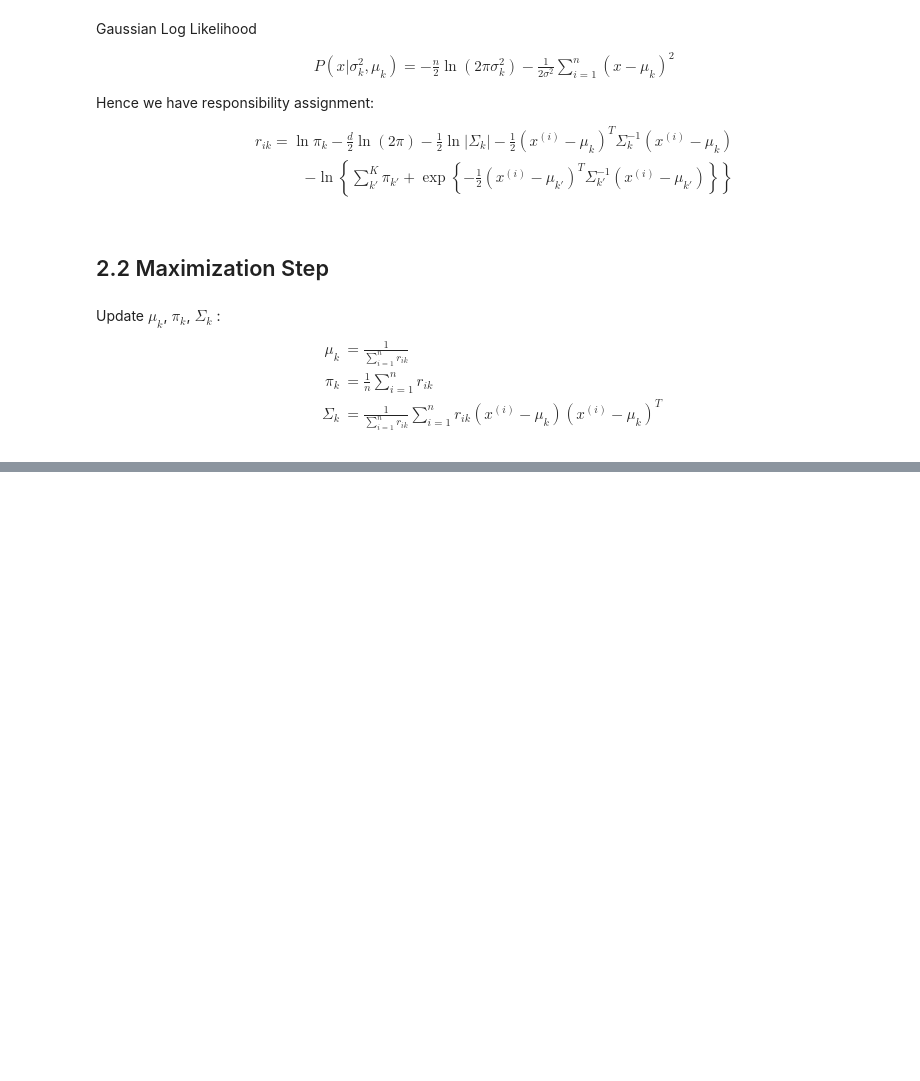
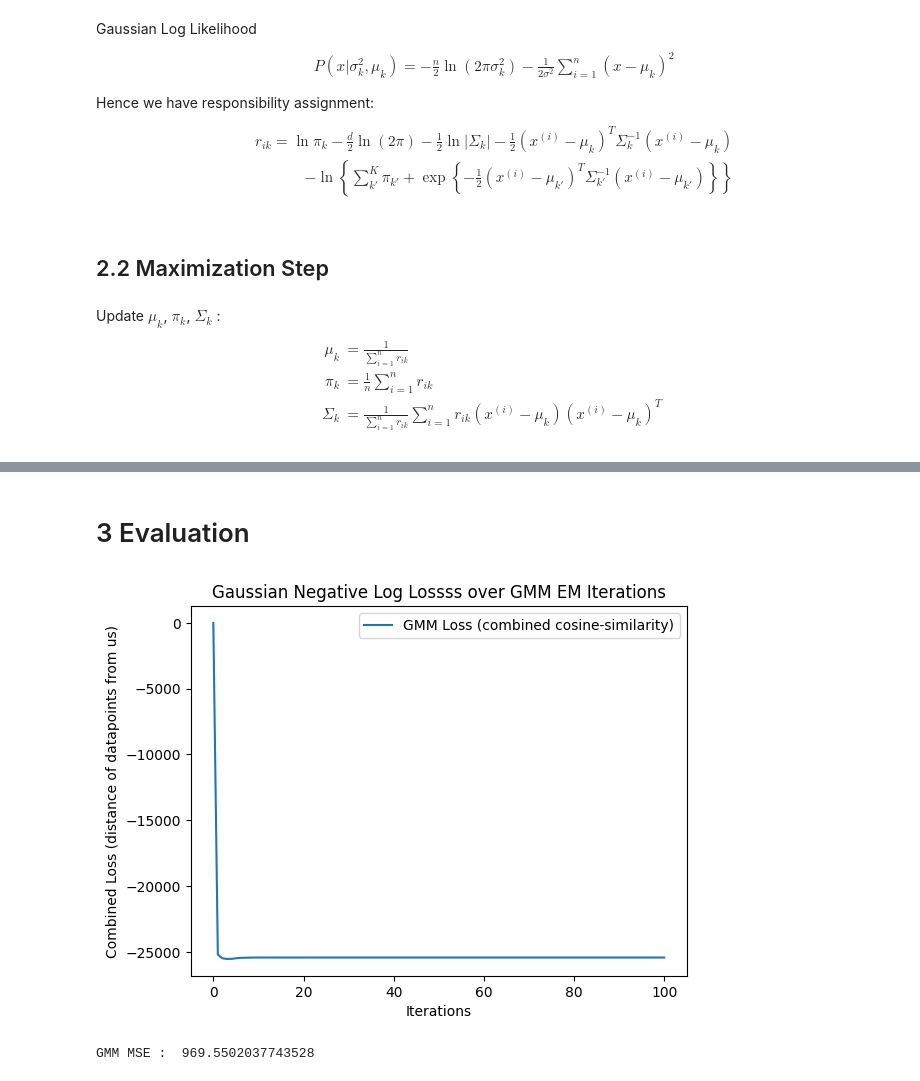
Before and after one commit to jimmyjz1127/MLPApartmentPricePrediction, a Jupyter notebook: GMMAlgorithm.ipynb, the cells around one changed output, grey strips where cells are left out. Drawn from its saved outputs; the diff is of its cells as text; code cells hidden in the pictures; blank space fills up the shorter version.

Commit message:
Finished GMM algorithm using first principles with numpy. Performed basic evaluation.

```diff
--- a/GMMAlgorithm.ipynb
+++ b/GMMAlgorithm.ipynb
@@ -101,7 +90,7 @@ def e_step(X, πs, μs, Σs, eps=1e-14):
         exponent = np.sum(diff @ sigma_inv * diff, axis=1)  # Shape (n,)
 
         # Log of the Gaussian component likelihood
-        log_likelihood_k = -0.5 * (d * np.log(2 * np.pi) + np.log(sigma_det) + exponent)
+        log_likelihood_k = -0.5 * (d * np.log(2 * np.pi + eps) + np.log(sigma_det + eps) + exponent)
 
         # Update responsibility matrix using the log of the likelihood
         R[:, k] = np.log(πs[k] + eps) + log_likelihood_k
@@ -150,0 +176,27 @@ def m_step(X, R):
+# %%
+def find_best_results(trials, X, K=10, tol=1e-4, maxIters=100):
+    '''
+        Runs a number of trials of kmeans to produce cluster assignments with the lowest loss
+
+        @param (trials) : integer number of trials to run
+        @param (X) : the data matrix
+    '''
+
+    best = np.inf
+    l = None
+    z = None
+    μ = None
+    Σ = None
+    π = None
+    for i in range(0,trials):
+        logLiks, πs, μs, zs, Σs, R = em_mixgauss(X, K, tol, maxIters)
+        mean_loss = np.mean(logLiks)
+        if mean_loss < best:
+            best = mean_loss
+            l = logLiks
+            z = zs
+            μ = μs
+            Σ = Σs
+            π = πs
+
+    return l, π, μ, z, Σ
@@ -150,0 +274,2 @@ def m_step(X, R):
+# %%
+logLiks, πs, μs, zs, Σs = find_best_results(3, X_train_processed, K=100)
@@ -150,0 +278,11 @@ def m_step(X, R):
+# %% [markdown]
+# 3 Evaluation
+# %%
+plt.plot(logLiks, label="GMM Loss (combined cosine-similarity)")
+plt.title("Gaussian Negative Log Lossss over GMM EM Iterations")
+plt.xlabel("Iterations")
+plt.ylabel("Combined Loss (distance of datapoints from us)")
+plt.legend()
+plt.show()
+# %% [output]
+[figure, added]
@@ -150,0 +291,4 @@ def m_step(X, R):
+# %%
+print("GMM MSE : ", gmm_mse)
+# %% [output]
+GMM MSE :  969.5502037743528
```
Also changed, not shown: parts of 10 cells of this notebook.
